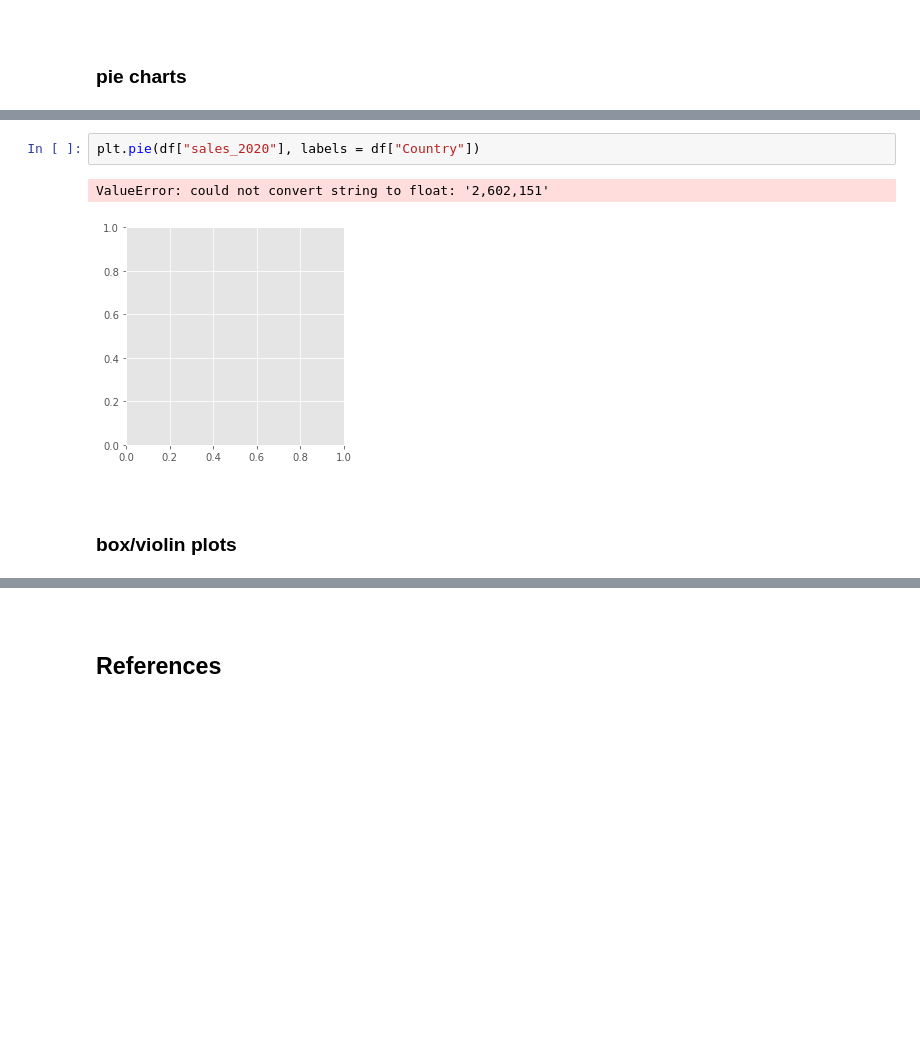
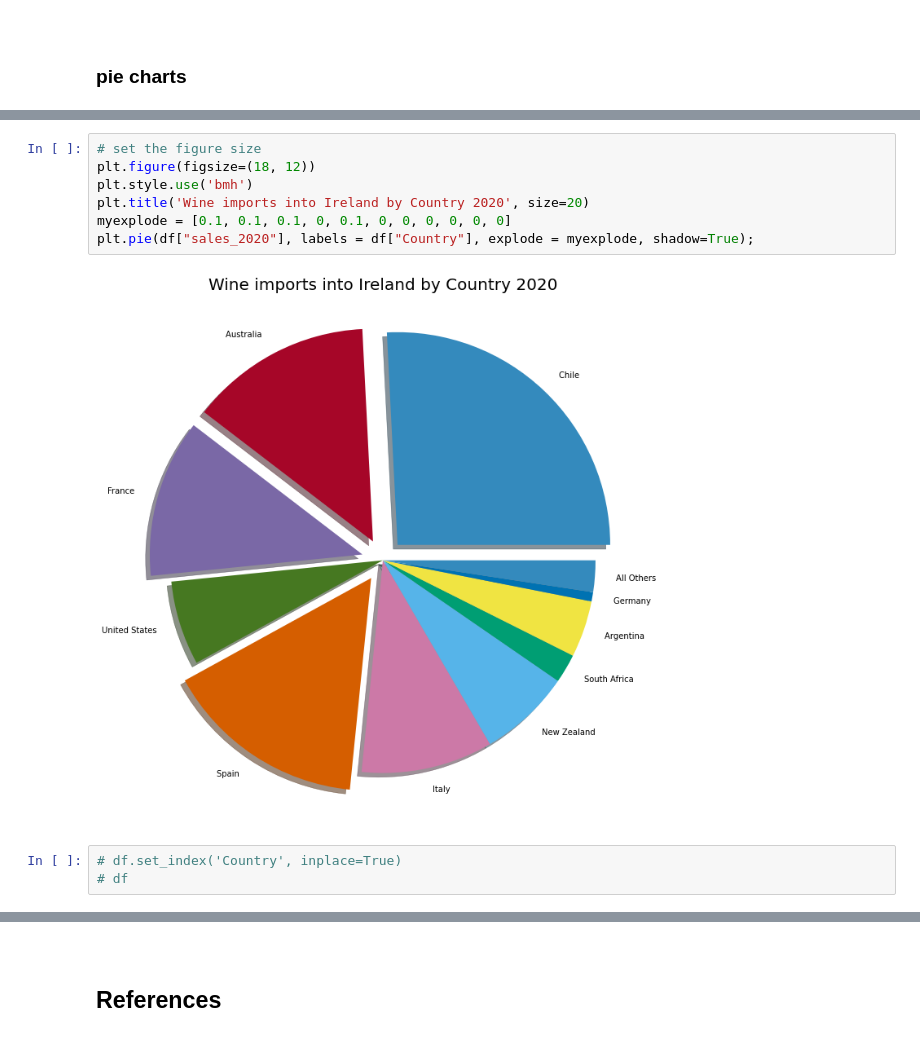
Before and after one commit to Caoimhinv/Fundamentals_Assessment, a Jupyter notebook: pyplot.ipynb, the cells around one changed output, grey strips where cells are left out. Saved outputs shown, nothing was run; the diff lists cells and outputs as text; blank space fills up the shorter version.

```diff
--- a/pyplot.ipynb
+++ b/pyplot.ipynb
@@ -304,9 +303,12 @@ Name: sales_2020, dtype: object
 # %%
-plt.pie(df["sales_2020"], labels = df["Country"])
+# set the figure size
+plt.figure(figsize=(18, 12))
+plt.style.use('bmh')
+plt.title('Wine imports into Ireland by Country 2020', size=20)
+myexplode = [0.1, 0.1, 0.1, 0, 0.1, 0, 0, 0, 0, 0, 0]
+plt.pie(df["sales_2020"], labels = df["Country"], explode = myexplode, shadow=True);
 # %% [output]
-ValueError: could not convert string to float: '2,602,151'
-[figure, old version]
+[figure, new version]
-# %% [markdown]
-<br>
-
-### box/violin plots
+# %%
+# df.set_index('Country', inplace=True)
+# df
```
Also changed, not shown: parts of 12 cells of this notebook, 2 other files.
